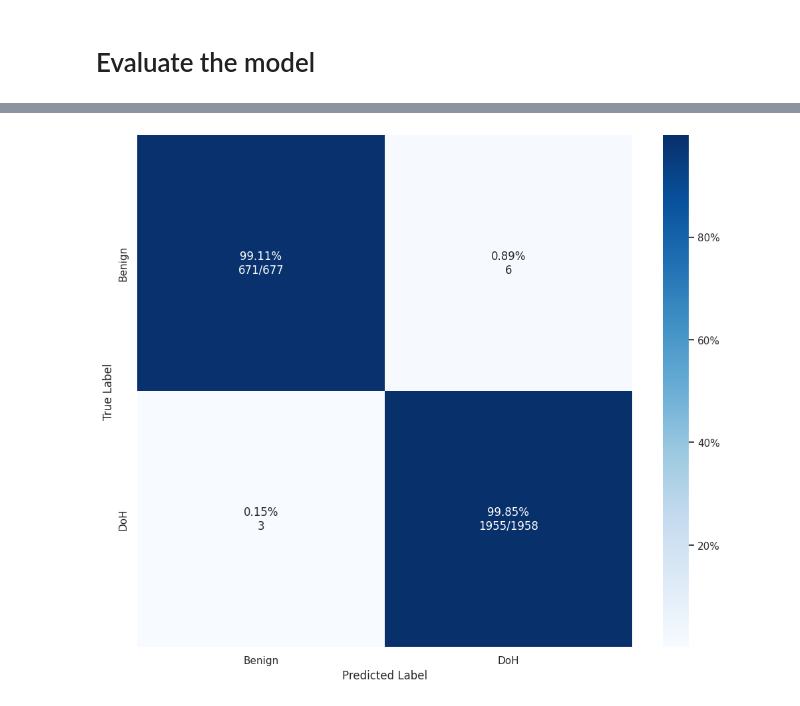
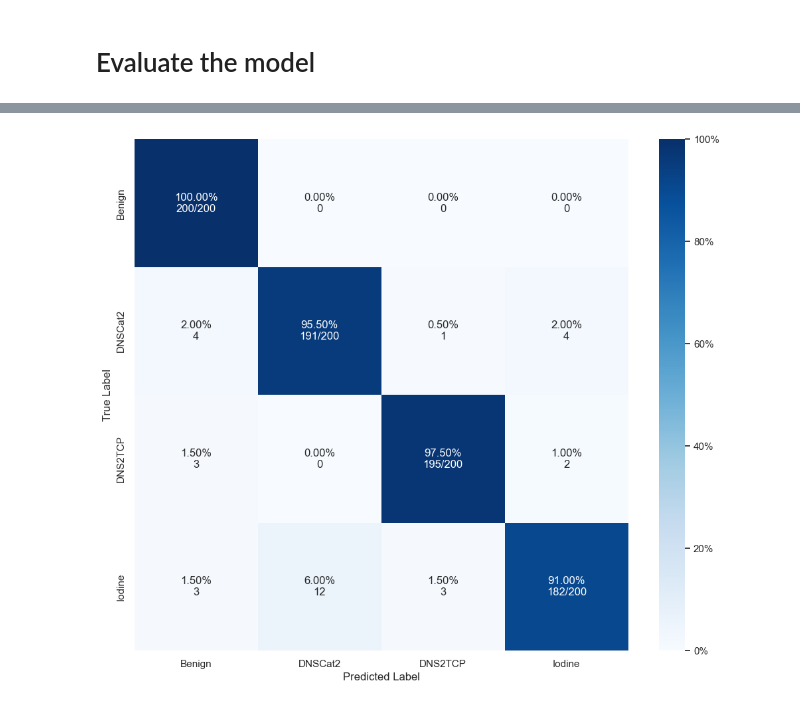
Before and after one commit to KamiYuri/doh-exfitration-detector, a Jupyter notebook: DOH_exfiltration_categorize.ipynb, the cells around one changed output, grey strips where cells are left out. Saved outputs shown, nothing was run; the diff lists cells and outputs as text; code cells hidden in the pictures.

```diff
--- a/DOH_exfiltration_categorize.ipynb
+++ b/DOH_exfiltration_categorize.ipynb
@@ -554,7 +348,6 @@ from matplotlib.ticker import PercentFormatter
 import matplotlib.pyplot as plt
 import seaborn as sns
 from sklearn.metrics import confusion_matrix
-
 
 def cm_analysis(y_true, y_pred, filename, labels, classes, ymap=None, figsize=(17, 17)):
     """
@@ -578,39 +371,39 @@ def cm_analysis(y_true, y_pred, filename, labels, classes, ymap=None, figsize=(1
     if ymap is not None:
         y_pred = [ymap[yi] for yi in y_pred]
         y_true = [ymap[yi] for yi in y_true]
         labels = [ymap[yi] for yi in labels]
     cm = confusion_matrix(y_true, y_pred, labels=labels)
     cm_sum = np.sum(cm, axis=1, keepdims=True)
     cm_perc = cm / cm_sum.astype(float) * 100
     annot = np.empty_like(cm).astype(str)
     nrows, ncols = cm.shape
     for i in range(nrows):
         for j in range(ncols):
             c = cm[i, j]
             p = cm_perc[i, j]
             if i == j:
                 s = cm_sum[i]
-                annot[i, j] = '%.2f%%\n%d/%d' % (p, c, s)
+                annot[i, j] = '%.2f%%\n%d/%d' % (p, c, s[0])
             #elif c == 0:
             #    annot[i, j] = ''
             else:
                 annot[i, j] = '%.2f%%\n%d' % (p, c)
     cm = confusion_matrix(y_true, y_pred, labels=labels, normalize='true')
     cm = pd.DataFrame(cm, index=labels, columns=labels)
     cm = cm * 100
     cm.index.name = 'True Label'
     cm.columns.name = 'Predicted Label'
     fig, ax = plt.subplots(figsize=figsize)
     plt.yticks(va='center')
 
     sns.heatmap(cm, annot=annot, fmt='', ax=ax, xticklabels=classes, cbar=True, cbar_kws={'format': PercentFormatter()},
                 yticklabels=classes, cmap="Blues")
     plt.savefig(filename, bbox_inches='tight')
+
+cm_analysis(y_true=label_test, y_pred=flow_pred, filename=output_dir / 'ConfusionMatrix_nom.pdf', labels=[0, 1, 2, 3],
+            classes=CLASSES_LIST, figsize=(12, 10))
+# %% [output]
+[figure, added]
-# %%
-cm_analysis(y_true=label_test, y_pred=flow_pred, filename=output_dir / 'ConfusionMatrix_nom.pdf', labels=[0, 1],
-            classes=Class_list, figsize=(12, 10))
-# %% [output]
-[figure, removed]
 # %%
 plt.figure(figsize=(10, 6))
 plt.plot(history.history['sparse_categorical_accuracy'], label='accuracy')
```
Also changed, not shown: parts of 83 cells of this notebook, 1 other file.
